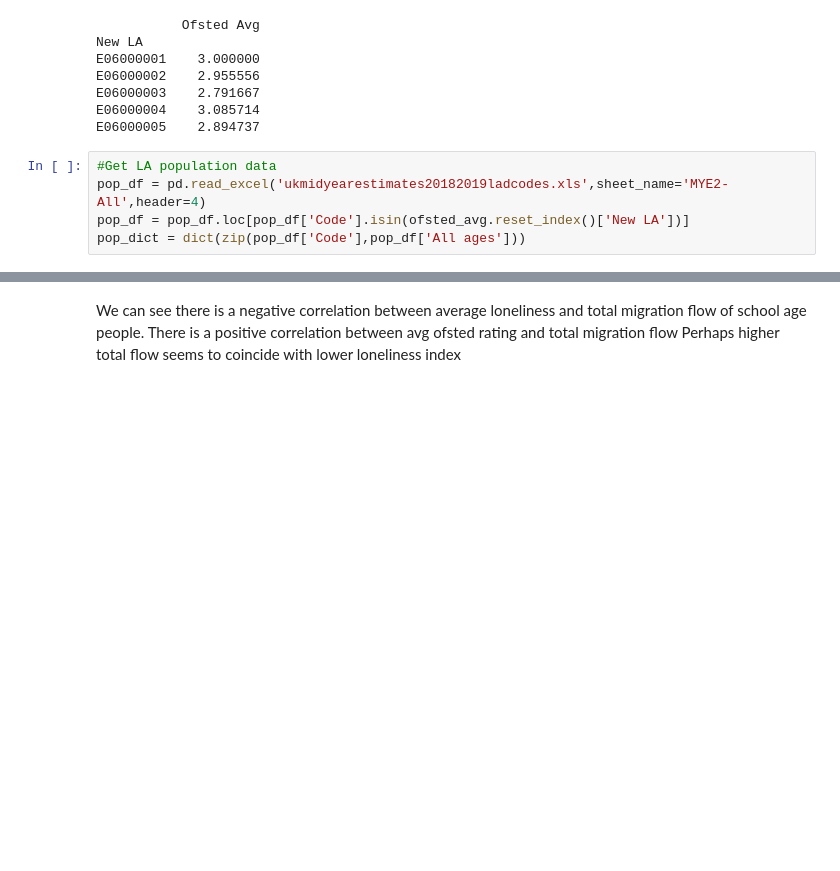
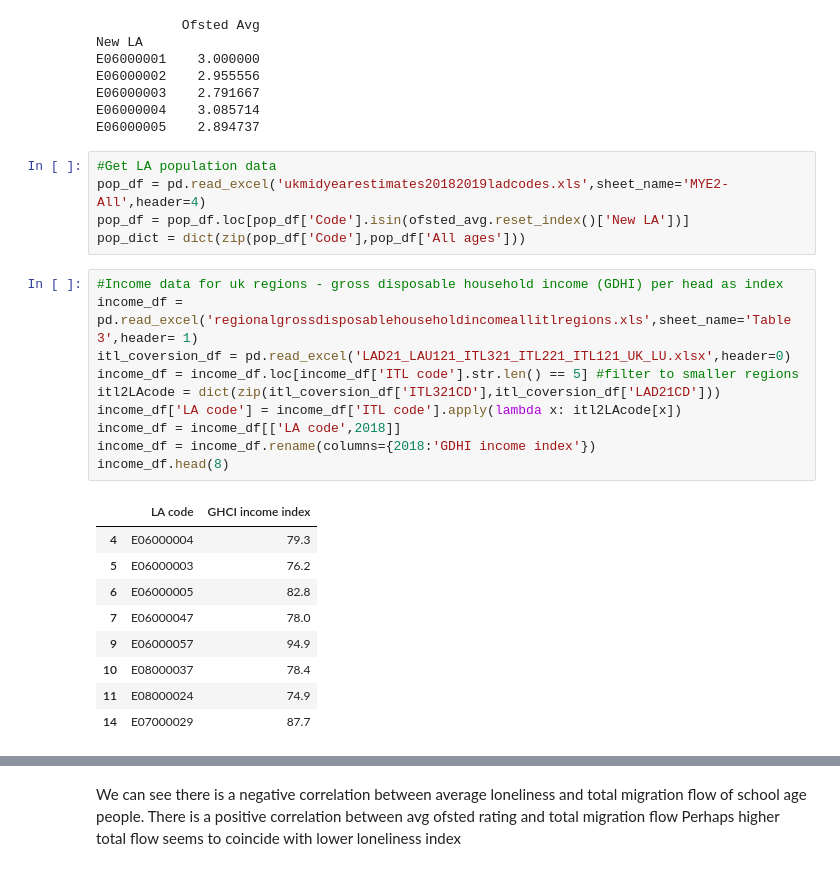
Before and after one commit to JonathanMarriott/ADS-Loneliness, a Jupyter notebook: school_analysis.ipynb, the cells around one changed output, grey strips where cells are left out. Drawn from its saved outputs; the diff is of its cells as text; blank space fills up the shorter version.

```diff
--- a/school_analysis.ipynb
+++ b/school_analysis.ipynb
@@ -122,6 +122,26 @@ E06000005    2.894737
 pop_df = pd.read_excel('ukmidyearestimates20182019ladcodes.xls',sheet_name='MYE2-All',header=4)
 pop_df = pop_df.loc[pop_df['Code'].isin(ofsted_avg.reset_index()['New LA'])]
 pop_dict = dict(zip(pop_df['Code'],pop_df['All ages']))
+# %%
+#Income data for uk regions - gross disposable household income (GDHI) per head as index
+income_df = pd.read_excel('regionalgrossdisposablehouseholdincomeallitlregions.xls',sheet_name='Table 3',header= 1)
+itl_coversion_df = pd.read_excel('LAD21_LAU121_ITL321_ITL221_ITL121_UK_LU.xlsx',header=0)
+income_df = income_df.loc[income_df['ITL code'].str.len() == 5] #filter to smaller regions
+itl2LAcode = dict(zip(itl_coversion_df['ITL321CD'],itl_coversion_df['LAD21CD']))
+income_df['LA code'] = income_df['ITL code'].apply(lambda x: itl2LAcode[x])
+income_df = income_df[['LA code',2018]]
+income_df = income_df.rename(columns={2018:'GDHI income index'})
+income_df.head(8)
+# %% [output]
+|  | LA code | GHCI income index |
+| 4 | E06000004 | 79.3 |
+| 5 | E06000003 | 76.2 |
+| 6 | E06000005 | 82.8 |
+| 7 | E06000047 | 78.0 |
+| 9 | E06000057 | 94.9 |
+| 10 | E08000037 | 78.4 |
+| 11 | E08000024 | 74.9 |
+| 14 | E07000029 | 87.7 |
 # %%
 #KS2 school data
 import numpy as np
```
Also changed, not shown: parts of 3 cells of this notebook, 2 other files.
